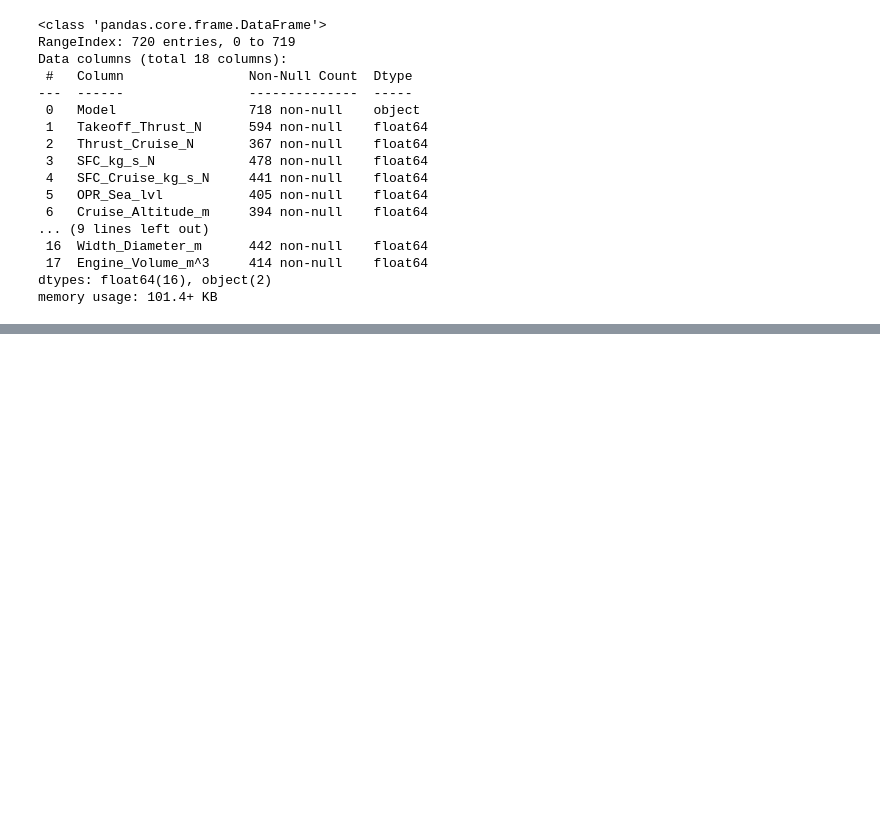
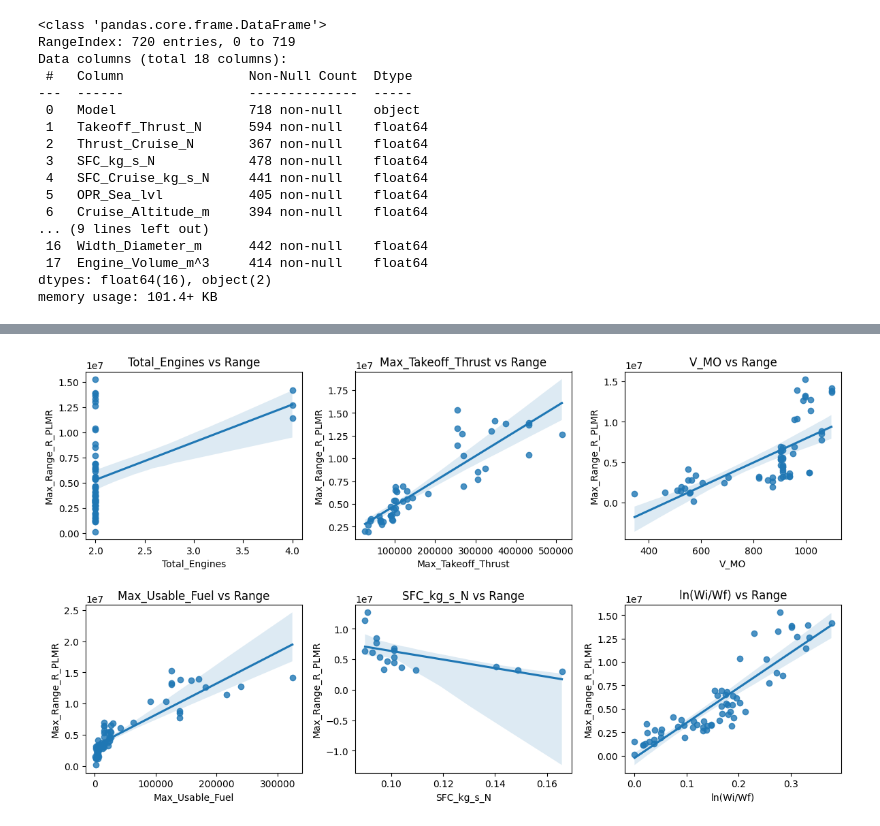
Before and after one commit to stahir01/Master-Thesis, a Jupyter notebook: Master_Thesis_Datasets_NewVersion.ipynb, the cells around one changed output, grey strips where cells are left out. Saved outputs shown, nothing was run; the diff lists cells and outputs as text; code cells hidden in the pictures; blank space fills up the shorter version.

```diff
--- a/Master_Thesis_Datasets_NewVersion.ipynb
+++ b/Master_Thesis_Datasets_NewVersion.ipynb
@@ -2205,0 +2356,23 @@ memory usage: 101.4+ KB
+# %%
+#Total_Engines affect max takeoff thrust and Max_Range_R_PLMR
+#V_MO affects Max_Range_R_PLMR
+#Max_Usable_Fuel affects Max_Range_R_PLMR
+#SFC_kg_s_N affects Max_Range_R_PLMR
+#ln(Wi/Wf)	affects Max_Range_R_PLMR
+
+warnings.filterwarnings('ignore', category=np.RankWarning)
+param = ['Total_Engines', 'Max_Takeoff_Thrust', 'V_MO', 'Max_Usable_Fuel', 'SFC_kg_s_N', 'ln(Wi/Wf)']
+
+
+fig, axes = plt.subplots(nrows=2, ncols=3, figsize=(12, 7))
+axes = axes.flatten()
+
+
+for i, param in enumerate(param):
+    sns.regplot(data=parameters_merged, x=param, y='Max_Range_R_PLMR', order=1, ax=axes[i])
+    axes[i].set_title(f'{param} vs Range')
+
+plt.tight_layout()
+plt.show()
+# %% [output]
+[figure, added]
```
Also changed, not shown: parts of 12 cells of this notebook, 2 other files.
